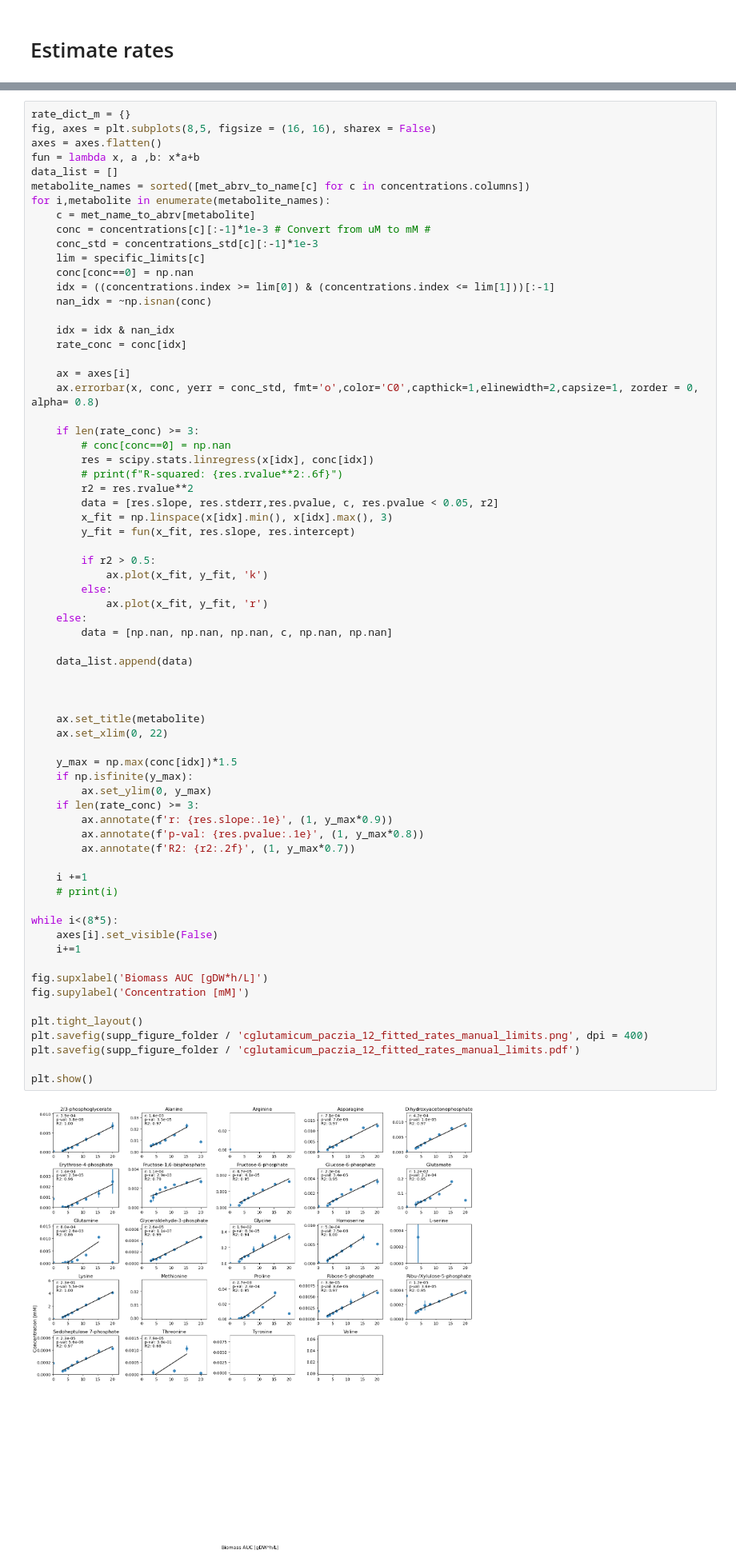
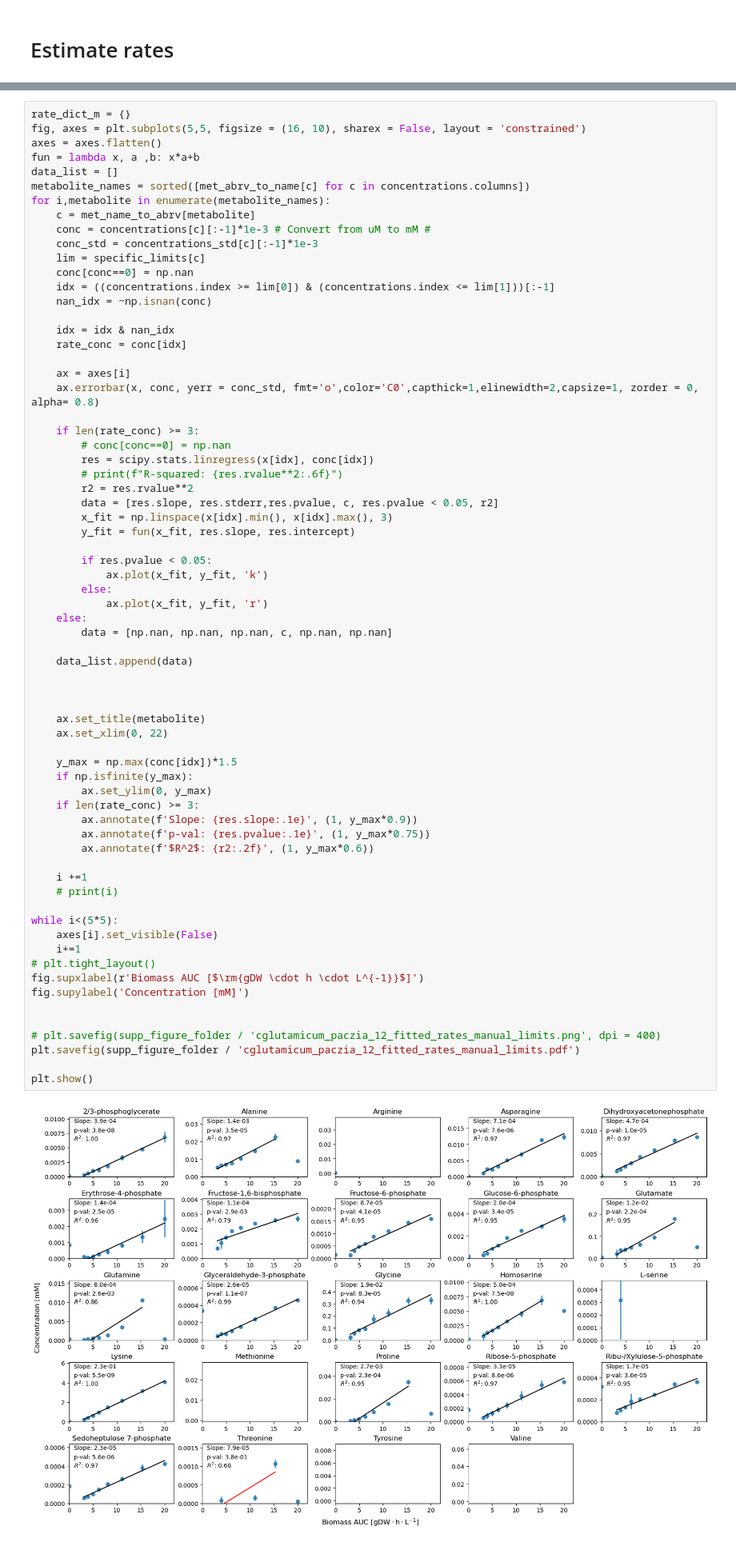
Before and after one commit to sulheim/metabolite-release, a Jupyter notebook: notebooks/1_release_rates/2_paczia_et_al_2012/2C_estimate_leakage_rates_exp_phase_c_glutamicum.ipynb, the cells around one changed output, grey strips where cells are left out. Shown: that part at 80% size. Cells and saved outputs as stored; diff of their text form.

Commit message:
Update figures, and tiny change in rate estimation of sintef data (>1 timepoint)

```diff
--- a/notebooks/1_release_rates/2_paczia_et_al_2012/2C_estimate_leakage_rates_exp_phase_c_glutamicum.ipynb
+++ b/notebooks/1_release_rates/2_paczia_et_al_2012/2C_estimate_leakage_rates_exp_phase_c_glutamicum.ipynb
@@ -183,7 +183,7 @@ specific_limits = {
 'LYS': (1,18)}
 # %%
 rate_dict_m = {}
-fig, axes = plt.subplots(8,5, figsize = (16, 16), sharex = False)
+fig, axes = plt.subplots(5,5, figsize = (16, 10), sharex = False, layout = 'constrained')
 axes = axes.flatten()
 fun = lambda x, a ,b: x*a+b
 data_list = []
@@ -212,45 +212,45 @@ for i,metabolite in enumerate(metabolite_names):
         x_fit = np.linspace(x[idx].min(), x[idx].max(), 3)
         y_fit = fun(x_fit, res.slope, res.intercept)
 
-        if r2 > 0.5:
+        if res.pvalue < 0.05:
             ax.plot(x_fit, y_fit, 'k')
         else:
             ax.plot(x_fit, y_fit, 'r')
     else:
         data = [np.nan, np.nan, np.nan, c, np.nan, np.nan]
 
     data_list.append(data)
 
 
 
     ax.set_title(metabolite)
     ax.set_xlim(0, 22)
 
     y_max = np.max(conc[idx])*1.5
     if np.isfinite(y_max):
         ax.set_ylim(0, y_max)
     if len(rate_conc) >= 3:
-        ax.annotate(f'r: {res.slope:.1e}', (1, y_max*0.9))
-        ax.annotate(f'p-val: {res.pvalue:.1e}', (1, y_max*0.8))
-        ax.annotate(f'R2: {r2:.2f}', (1, y_max*0.7))
+        ax.annotate(f'Slope: {res.slope:.1e}', (1, y_max*0.9))
+        ax.annotate(f'p-val: {res.pvalue:.1e}', (1, y_max*0.75))
+        ax.annotate(f'$R^2$: {r2:.2f}', (1, y_max*0.6))
 
     i +=1
     # print(i)
 
-while i<(8*5):
+while i<(5*5):
     axes[i].set_visible(False)
     i+=1
-
-fig.supxlabel('Biomass AUC [gDW*h/L]')
+# plt.tight_layout()
+fig.supxlabel(r'Biomass AUC [$\rm{gDW \cdot h \cdot L^{-1}}$]')
 fig.supylabel('Concentration [mM]')
 
-plt.tight_layout()
-plt.savefig(supp_figure_folder / 'cglutamicum_paczia_12_fitted_rates_manual_limits.png', dpi = 400)
+
+# plt.savefig(supp_figure_folder / 'cglutamicum_paczia_12_fitted_rates_manual_limits.png', dpi = 400)
 plt.savefig(supp_figure_folder / 'cglutamicum_paczia_12_fitted_rates_manual_limits.pdf')
 
 plt.show()
 # %% [output]
-[figure, old version]
+[figure, new version]
 # %%
 rate_data = pd.DataFrame(data_list, columns = ['Rate [mmol/gDW/h]', 'Std. Err [mmol/gDW/h]', 'p-val', 'Metabolite abbrv.', 'Significance', 'R2'])
 # %% [markdown]
```
Also changed, not shown: 5 other files.
